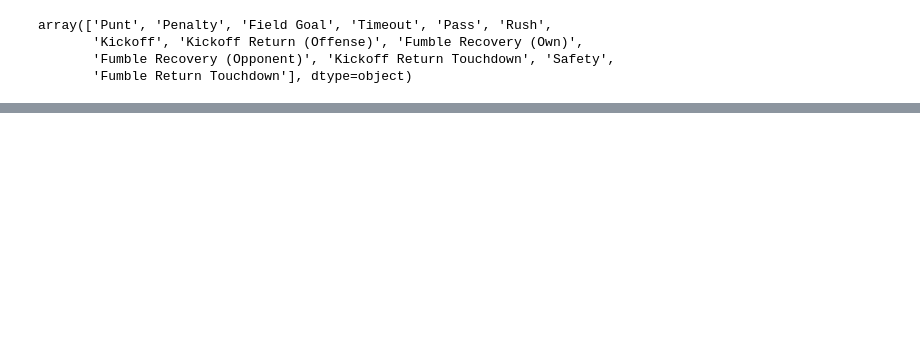
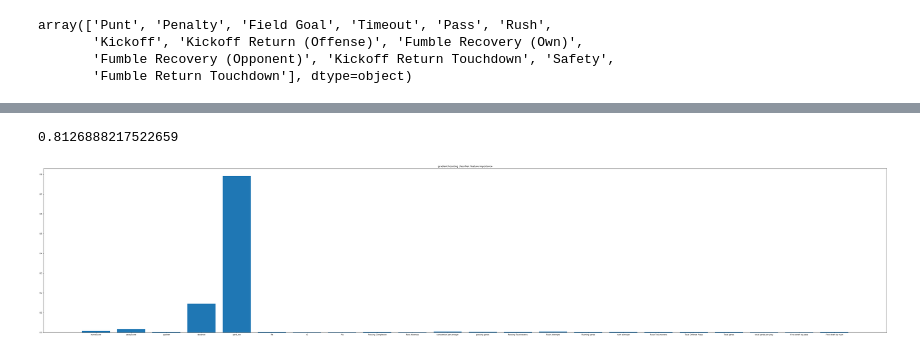
Before and after one commit to nwiatrek/cfb-ml, a Jupyter notebook: 4th down prediction.ipynb, the cells around one changed output, grey strips where cells are left out. Saved outputs shown, nothing was run; the diff lists cells and outputs as text; code cells hidden in the pictures; blank space fills up the shorter version.

Commit message:
added 4th down classifier

```diff
--- a/4th down prediction.ipynb
+++ b/4th down prediction.ipynb
@@ -60,0 +70,8 @@ array(['Punt', 'Penalty', 'Field Goal', 'Timeout', 'Pass', 'Rush',
+# %%
+offense = df.query('homeTeam == offenseTeam')
+# %%
+offense_stats = pd.read_csv('./data/Offense Stats 2016.csv')
+offense = offense.join(offense_stats.set_index('School'), on='homeTeam')
+offense = offense.dropna()
+features = offense[['homeScore', 'awayScore', 'quarter', 'distance', 'yardLine', 'Rk', 'G', 'Pts', 'Passing Completion', 'Pass Attemps', 'completion percentage', 'passing yards', 'Passing Touchdowns', 'Rush Attempts', 'Rushing yards', 'rush average', 'Rush Touchdowns', 'Total Offense Plays', 'Total yards', 'total yards per play', 'First down by pass', 'First down by rush']]
+labels = offense[['type']]
@@ -60,0 +80,9 @@ array(['Punt', 'Penalty', 'Field Goal', 'Timeout', 'Pass', 'Rush',
+# %%
+labels = labels.replace('Punt', 0)
+labels = labels.replace('Field Goal', 1)
+labels = labels.replace('Pass', 2)
+labels = labels.replace('Rush', 3)
+# %%
+clf = ensemble.GradientBoostingClassifier(n_estimators=100, learning_rate=1.0,
+    max_depth=1, random_state=0).fit(features, labels)
+clf
@@ -60,0 +174,15 @@ array(['Punt', 'Penalty', 'Field Goal', 'Timeout', 'Pass', 'Rush',
+# %%
+clf.score(test_features, test_labels)
+# %% [output]
+0.8126888217522659
+# %%
+features = ['homeScore', 'awayScore', 'quarter', 'distance', 'yardLine', 'Rk', 'G', 'Pts', 'Passing Completion', 'Pass Attemps', 'completion percentage', 'passing yards', 'Passing Touchdowns', 'Rush Attempts', 'Rushing yards', 'rush average', 'Rush Touchdowns', 'Total Offense Plays', 'Total yards', 'total yards per play', 'First down by pass', 'First down by rush']
+
+feature_importance = clf.feature_importances_.tolist()
+fig, ax = plt.subplots(1,1,figsize=(80,16))
+plt.clf()
+plt.bar(features,feature_importance)
+plt.title("gradient boosting classifier: feature importance")
+plt.show()
+# %% [output]
+[figure, added]
```
Also changed, not shown: parts of 14 cells of this notebook, 2 other files.
